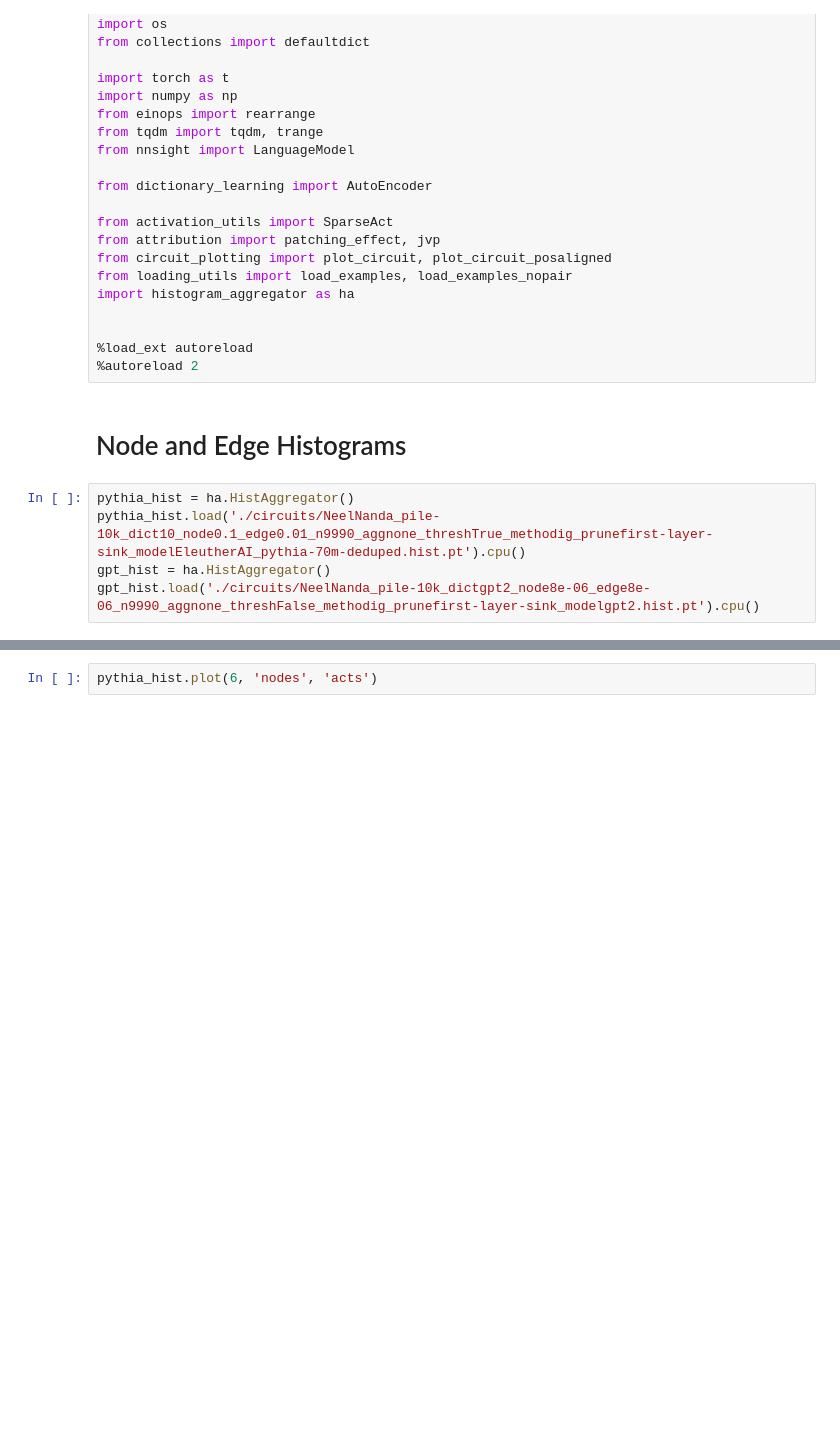
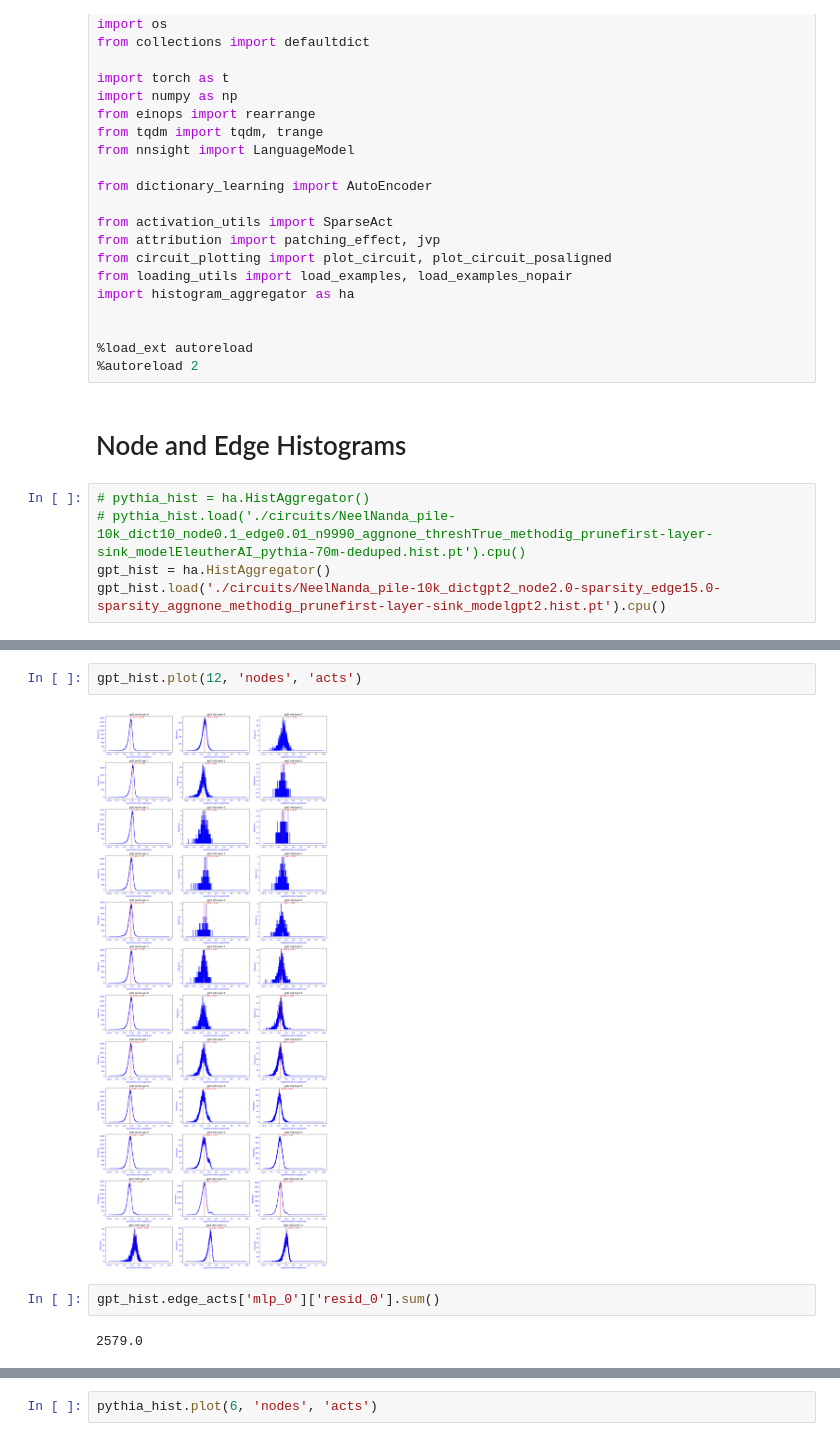
Before and after one commit to JacksonKaunismaa/feature-circuits, a Jupyter notebook: testing.ipynb, the cells around one changed output, grey strips where cells are left out. Drawn from its saved outputs; the diff is of its cells as text; blank space fills up the shorter version.

```diff
--- a/testing.ipynb
+++ b/testing.ipynb
@@ -26,7 +26,7 @@ import histogram_aggregator as ha
 # %% [markdown]
 # Node and Edge Histograms
 # %%
-pythia_hist = ha.HistAggregator()
-pythia_hist.load('./circuits/NeelNanda_pile-10k_dict10_node0.1_edge0.01_n9990_aggnone_threshTrue_methodig_prunefirst-layer-sink_modelEleutherAI_pythia-70m-deduped.hist.pt').cpu()
+# pythia_hist = ha.HistAggregator()
+# pythia_hist.load('./circuits/NeelNanda_pile-10k_dict10_node0.1_edge0.01_n9990_aggnone_threshTrue_methodig_prunefirst-layer-sink_modelEleutherAI_pythia-70m-deduped.hist.pt').cpu()
 gpt_hist = ha.HistAggregator()
-gpt_hist.load('./circuits/NeelNanda_pile-10k_dictgpt2_node8e-06_edge8e-06_n9990_aggnone_threshFalse_methodig_prunefirst-layer-sink_modelgpt2.hist.pt').cpu()
+gpt_hist.load('./circuits/NeelNanda_pile-10k_dictgpt2_node2.0-sparsity_edge15.0-sparsity_aggnone_methodig_prunefirst-layer-sink_modelgpt2.hist.pt').cpu()
@@ -32,0 +36,8 @@ gpt_hist.load('./circuits/NeelNanda_pile-10k_dictgpt2_node8e-06_edge8e-06_n9990_
+# %%
+gpt_hist.plot(12, 'nodes', 'acts')
+# %% [output]
+[figure, added]
+# %%
+gpt_hist.edge_acts['mlp_0']['resid_0'].sum()
+# %% [output]
+2579.0
```
Also changed, not shown: parts of 2 cells of this notebook, 2 other files.
